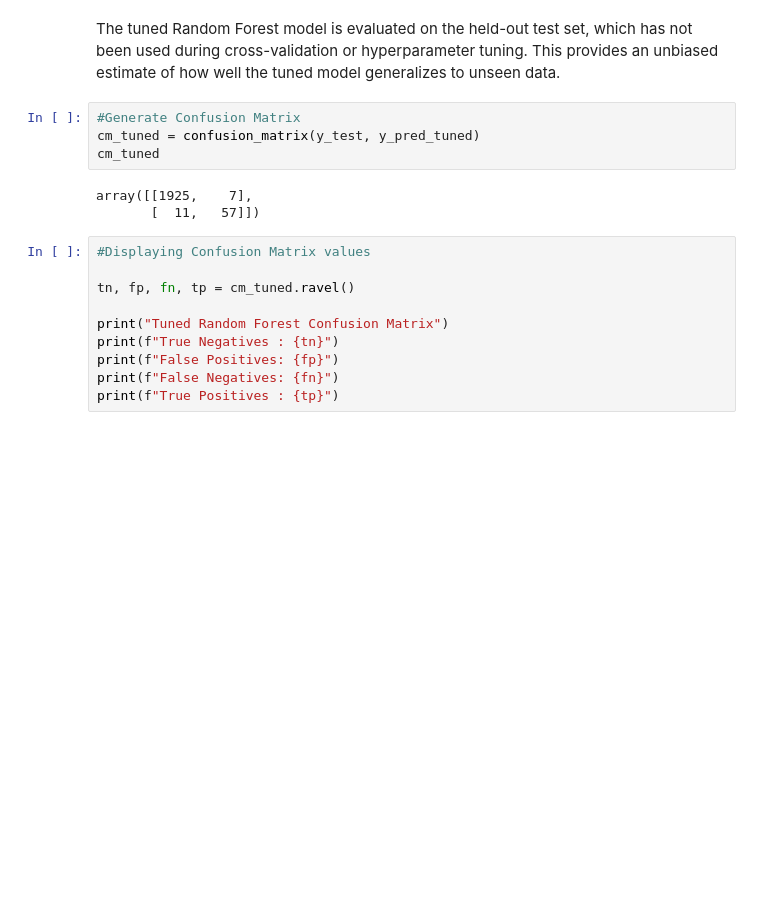
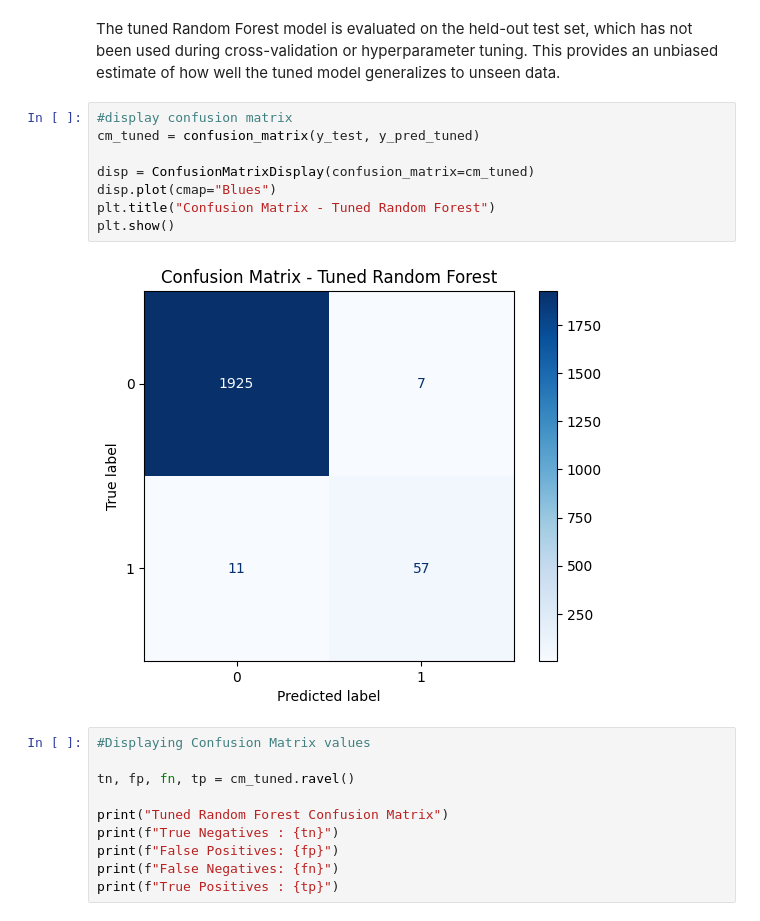
Before and after one commit to Tavocado-S/predictive_maintenance, a Jupyter notebook: notebooks/04_hyperparameter_tuning_random_forest.ipynb, the cells around one changed output. Cells and saved outputs as stored; diff of their text form; blank space fills up the shorter version.

```diff
--- a/notebooks/04_hyperparameter_tuning_random_forest.ipynb
+++ b/notebooks/04_hyperparameter_tuning_random_forest.ipynb
@@ -201,13 +204,16 @@ Average Precision    0.8761
 dtype: float64
 # %% [markdown]
 The tuned Random Forest model is evaluated on the held-out test set, which has not been used during cross-validation or hyperparameter tuning. This provides an unbiased estimate of how well the tuned model generalizes to unseen data.
-# %%
-#Generate Confusion Matrix
-cm_tuned = confusion_matrix(y_test, y_pred_tuned)
-cm_tuned
-# %% [output]
-array([[1925,    7],
-       [  11,   57]])
+# %%
+#display confusion matrix
+cm_tuned = confusion_matrix(y_test, y_pred_tuned)
+
+disp = ConfusionMatrixDisplay(confusion_matrix=cm_tuned)
+disp.plot(cmap="Blues")
+plt.title("Confusion Matrix - Tuned Random Forest")
+plt.show()
+# %% [output]
+[figure, added]
 # %%
 #Displaying Confusion Matrix values
 
```
Also changed, not shown: parts of 4 cells of this notebook, 6 other files.
